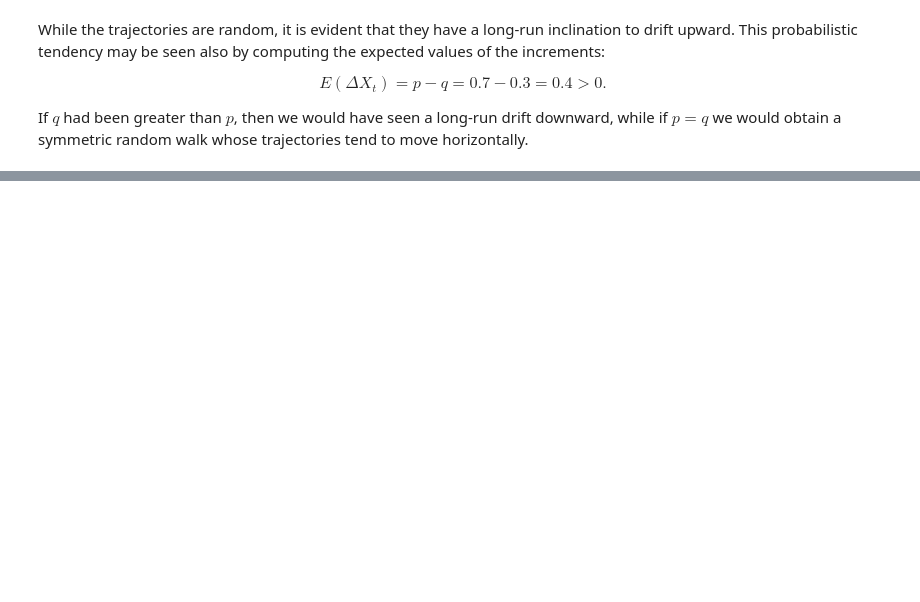
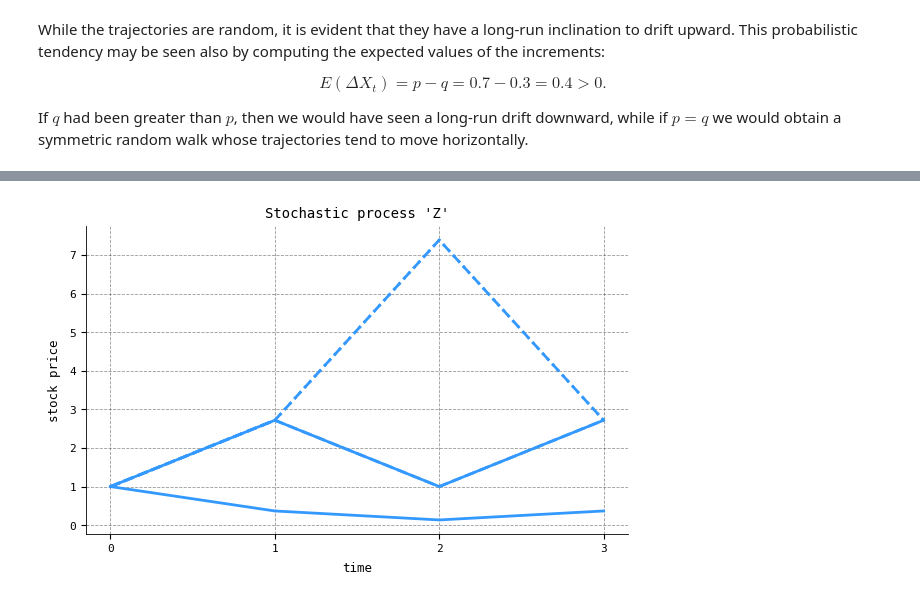
Before and after one commit to jmyers7/sigalg, a Jupyter notebook: docs/notebooks/tutorials/stochastic-calc-1.ipynb, the cells around one changed output, grey strips where cells are left out. Drawn from its saved outputs; the diff is of its cells as text; code cells hidden in the pictures; blank space fills up the shorter version.

```diff
--- a/docs/notebooks/tutorials/stochastic-calc-1.ipynb
+++ b/docs/notebooks/tutorials/stochastic-calc-1.ipynb
@@ -280,0 +358,10 @@ If $q$ had been greater than $p$, then we would have seen a long-run drift downw
+# %%
+import numpy as np
+
+Z = np.exp(X).with_name("Z")
+
+_, ax = plt.subplots(figsize=(7, 4))
+Z.plot_trajectories(ax=ax, y_label="stock price", colors=["#3399FF"])
+plt.show()
+# %% [output]
+[figure, added]
```
Also changed, not shown: parts of 16 cells of this notebook.
